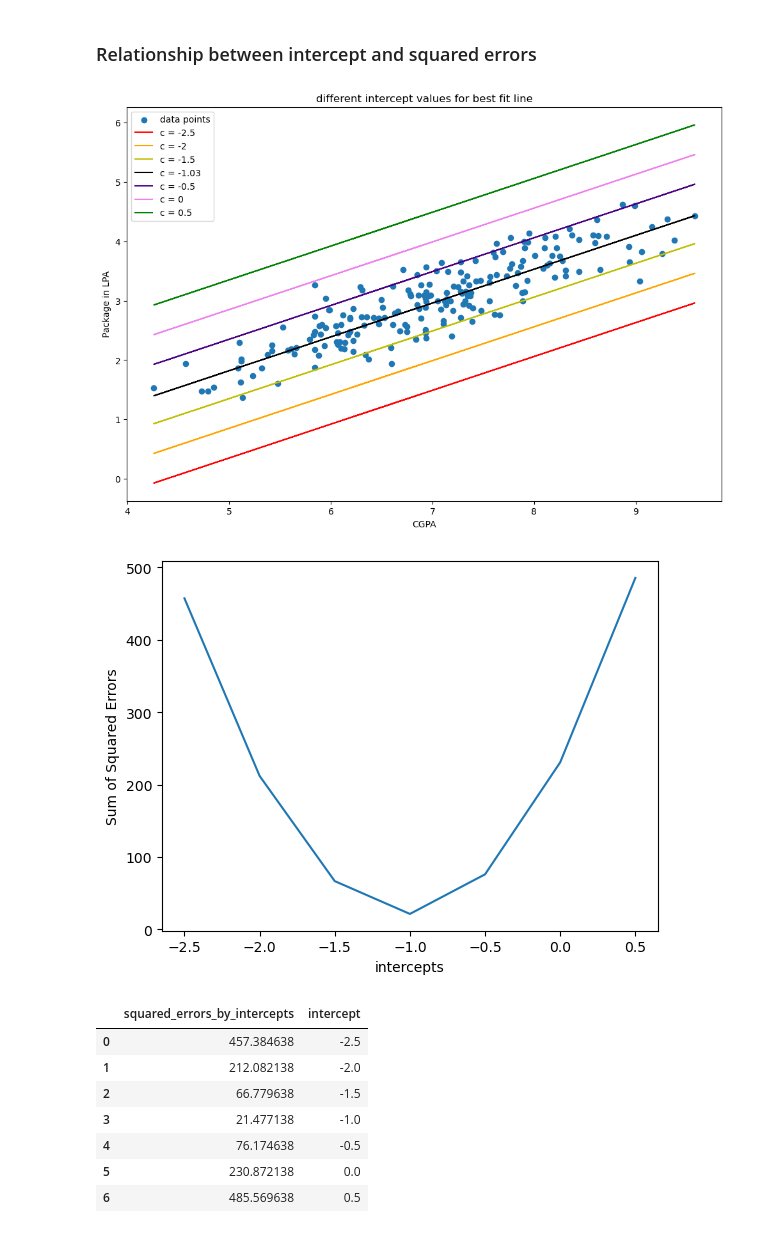
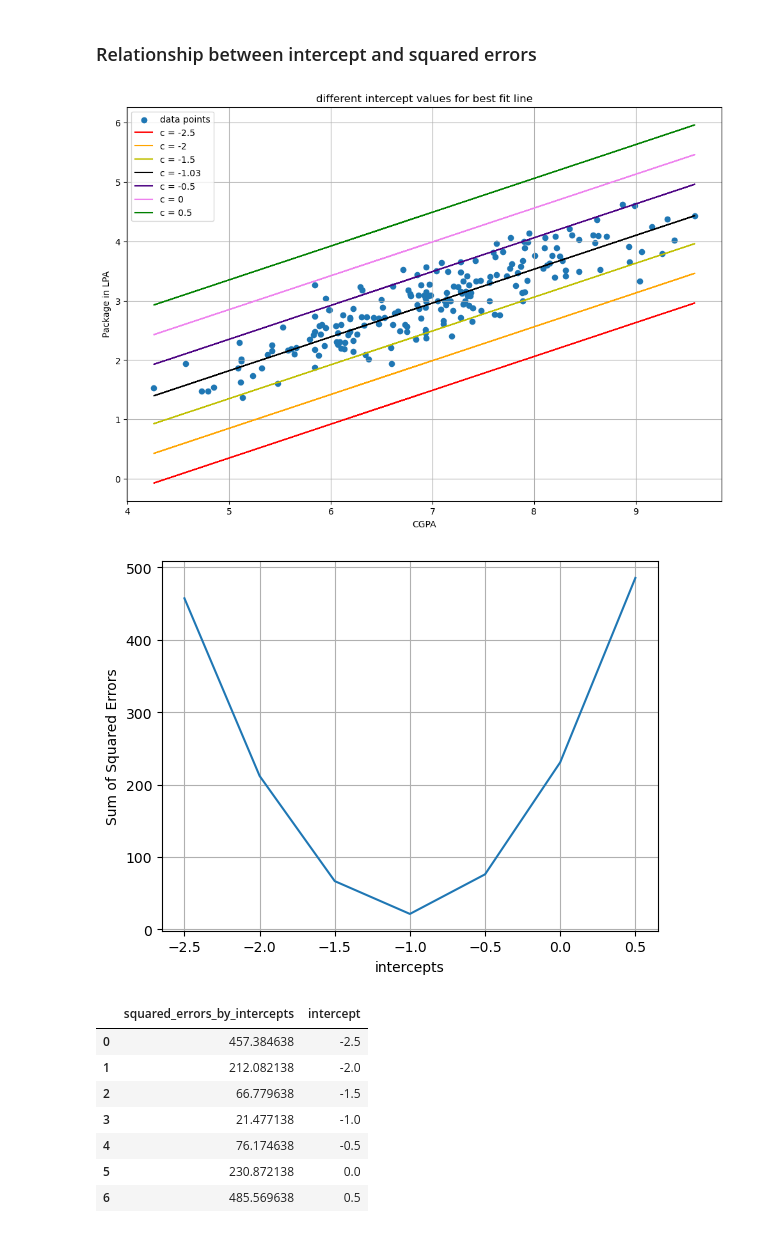
Before and after one commit to PrimEGameR123/Fundamentals-of-Machine-learning, a Jupyter notebook: 2 - Linear Method.ipynb, the cells around one changed output. Drawn from its saved outputs; the diff is of its cells as text; code cells hidden in the pictures.

```diff
--- a/2 - Linear Method.ipynb
+++ b/2 - Linear Method.ipynb
@@ -310,24 +314,26 @@ plt.xlabel("CGPA")
 plt.ylabel("Package in LPA")
 plt.title("different intercept values for best fit line")
 plt.legend()
+plt.grid()
 plt.show()
 # %% [output]
-[figure, old version]
+[figure, new version]
 # %%
 slope = 0.575
 intercepts = np.arange(-2.5, 0.6, 0.5)
 errors = []
 for i in intercepts:
     sum = 0
     for j in range(len(data['package'])):
         sum += (data['package'].values[j] - (slope * data['cgpa'].values[j] + i))**2
     errors.append(sum)
 plt.plot(intercepts, errors)
 plt.xlabel("intercepts")
 plt.ylabel("Sum of Squared Errors")
+plt.grid()
 plt.show()
 # %% [output]
-[figure, old version]
+[figure, new version]
 # %%
 pd.DataFrame({'squared_errors_by_intercepts':errors, 'intercept':intercepts})
 # %% [output]
```
Also changed, not shown: parts of 61 cells of this notebook.
